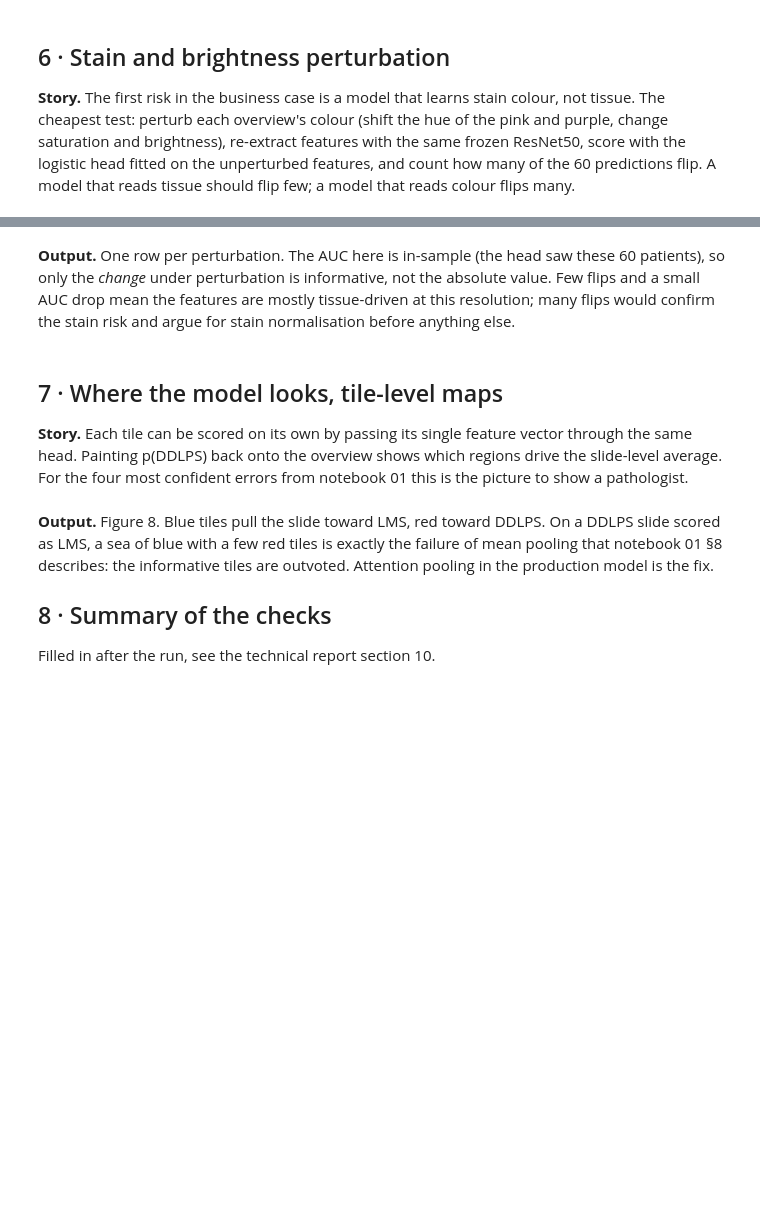
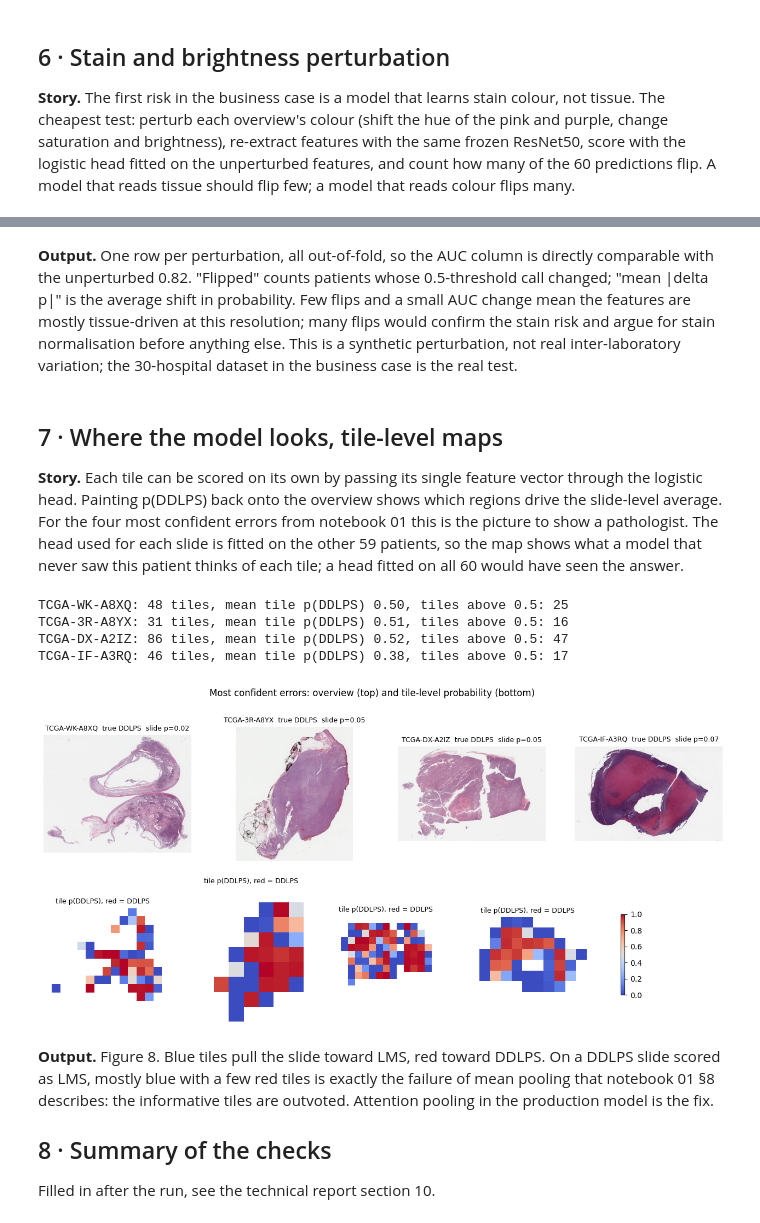
Before and after one commit to Iressa8655/ai-ortho-msk-hackathon-2026, a Jupyter notebook: technical/03_robustness_checks.ipynb, the cells around one changed output, grey strips where cells are left out. Cells and saved outputs as stored; diff of their text form; code cells hidden in the pictures; blank space fills up the shorter version.

Commit message:
Robustness checks: notebook 03, technical report section 10, CI and calibration in T05/T08
Co-Authored-By: Claude Fable 5.1 <noreply@anthropic.com>

```diff
--- a/technical/03_robustness_checks.ipynb
+++ b/technical/03_robustness_checks.ipynb
@@ -259,50 +312,59 @@ flip_table
 # %% [markdown]
-**Output.** One row per perturbation. The AUC here is in-sample (the head saw
-these 60 patients), so only the *change* under perturbation is informative,
-not the absolute value. Few flips and a small AUC drop mean the features are
-mostly tissue-driven at this resolution; many flips would confirm the stain
-risk and argue for stain normalisation before anything else.
+**Output.** One row per perturbation, all out-of-fold, so the AUC column is
+directly comparable with the unperturbed 0.82. "Flipped" counts patients whose
+0.5-threshold call changed; "mean |delta p|" is the average shift in
+probability. Few flips and a small AUC change mean the features are mostly
+tissue-driven at this resolution; many flips would confirm the stain risk and
+argue for stain normalisation before anything else. This is a synthetic
+perturbation, not real inter-laboratory variation; the 30-hospital dataset in
+the business case is the real test.
 # %% [markdown]
 ## 7 · Where the model looks, tile-level maps
 
 **Story.** Each tile can be scored on its own by passing its single feature
-vector through the same head. Painting p(DDLPS) back onto the overview shows
-which regions drive the slide-level average. For the four most confident
-errors from notebook 01 this is the picture to show a pathologist.
+vector through the logistic head. Painting p(DDLPS) back onto the overview
+shows which regions drive the slide-level average. For the four most
+confident errors from notebook 01 this is the picture to show a pathologist.
+The head used for each slide is fitted on the other 59 patients, so the map
+shows what a model that never saw this patient thinks of each tile; a head
+fitted on all 60 would have seen the answer.
 # %%
 worst = cohort.assign(error=np.abs(cohort["oof_prob_ddlps"] - y)).sort_values("error", ascending=False).head(4)
 
 fig, axes = plt.subplots(2, 4, figsize=(16, 7))
 for col, row in enumerate(worst.itertuples()):
     img = Image.open(row.png).convert("RGB")
     arr = np.asarray(img)
     h, w, _ = arr.shape
     heat = np.full((h // TILE, w // TILE), np.nan)
-    tiles, coords = [], []
-    for yy in range(0, h - TILE + 1, TILE):
-        for xx in range(0, w - TILE + 1, TILE):
-            patch = arr[yy:yy + TILE, xx:xx + TILE]
-            if (patch.mean(axis=2) < 220).mean() >= MIN_TISSUE:
-                tiles.append(patch)
-                coords.append((yy // TILE, xx // TILE))
+    coords = tissue_coords(img)
     with torch.no_grad():
-        f = backbone(torch.stack([preprocess(Image.fromarray(t)) for t in tiles])).numpy()
-    p_tile = head.predict_proba(f)[:, 1]
-    for (r, c), p in zip(coords, p_tile):
-        heat[r, c] = p
+        f = backbone(torch.stack([preprocess(Image.fromarray(arr[yy:yy + TILE, xx:xx + TILE])) for yy, xx in coords])).numpy()
+    others = np.arange(len(y)) != row.Index               # 留一法，這個病人不在訓練集
+    head_loo = make_model().fit(X[others], y[others])
+    p_tile = head_loo.predict_proba(f)[:, 1]
+    print(f"{row.case}: {len(coords)} tiles, mean tile p(DDLPS) {p_tile.mean():.2f}, tiles above 0.5: {(p_tile >= 0.5).sum()}")
+    for (yy, xx), p in zip(coords, p_tile):
+        heat[yy // TILE, xx // TILE] = p
     axes[0, col].imshow(img)
     axes[0, col].set_title(f"{row.case}  true {row.label}  slide p={row.oof_prob_ddlps:.2f}", fontsize=9)
     axes[0, col].axis("off")
     im = axes[1, col].imshow(heat, cmap="coolwarm", vmin=0, vmax=1, interpolation="nearest")
     axes[1, col].set_title("tile p(DDLPS), red = DDLPS", fontsize=9)
     axes[1, col].axis("off")
 fig.colorbar(im, ax=axes[1, :].tolist(), shrink=0.6)
 plt.suptitle("Most confident errors: overview (top) and tile-level probability (bottom)")
 plt.savefig(FIG / "fig8_tile_maps.png", dpi=120, bbox_inches="tight")
 plt.show()
+# %% [output]
+TCGA-WK-A8XQ: 48 tiles, mean tile p(DDLPS) 0.50, tiles above 0.5: 25
+TCGA-3R-A8YX: 31 tiles, mean tile p(DDLPS) 0.51, tiles above 0.5: 16
+TCGA-DX-A2IZ: 86 tiles, mean tile p(DDLPS) 0.52, tiles above 0.5: 47
+TCGA-IF-A3RQ: 46 tiles, mean tile p(DDLPS) 0.38, tiles above 0.5: 17
+[figure, added]
 # %% [markdown]
 **Output.** Figure 8. Blue tiles pull the slide toward LMS, red toward DDLPS.
-On a DDLPS slide scored as LMS, a sea of blue with a few red tiles is exactly
+On a DDLPS slide scored as LMS, mostly blue with a few red tiles is exactly
 the failure of mean pooling that notebook 01 §8 describes: the informative
 tiles are outvoted. Attention pooling in the production model is the fix.
 
```
Also changed, not shown: parts of 6 cells of this notebook, 13 other files.
